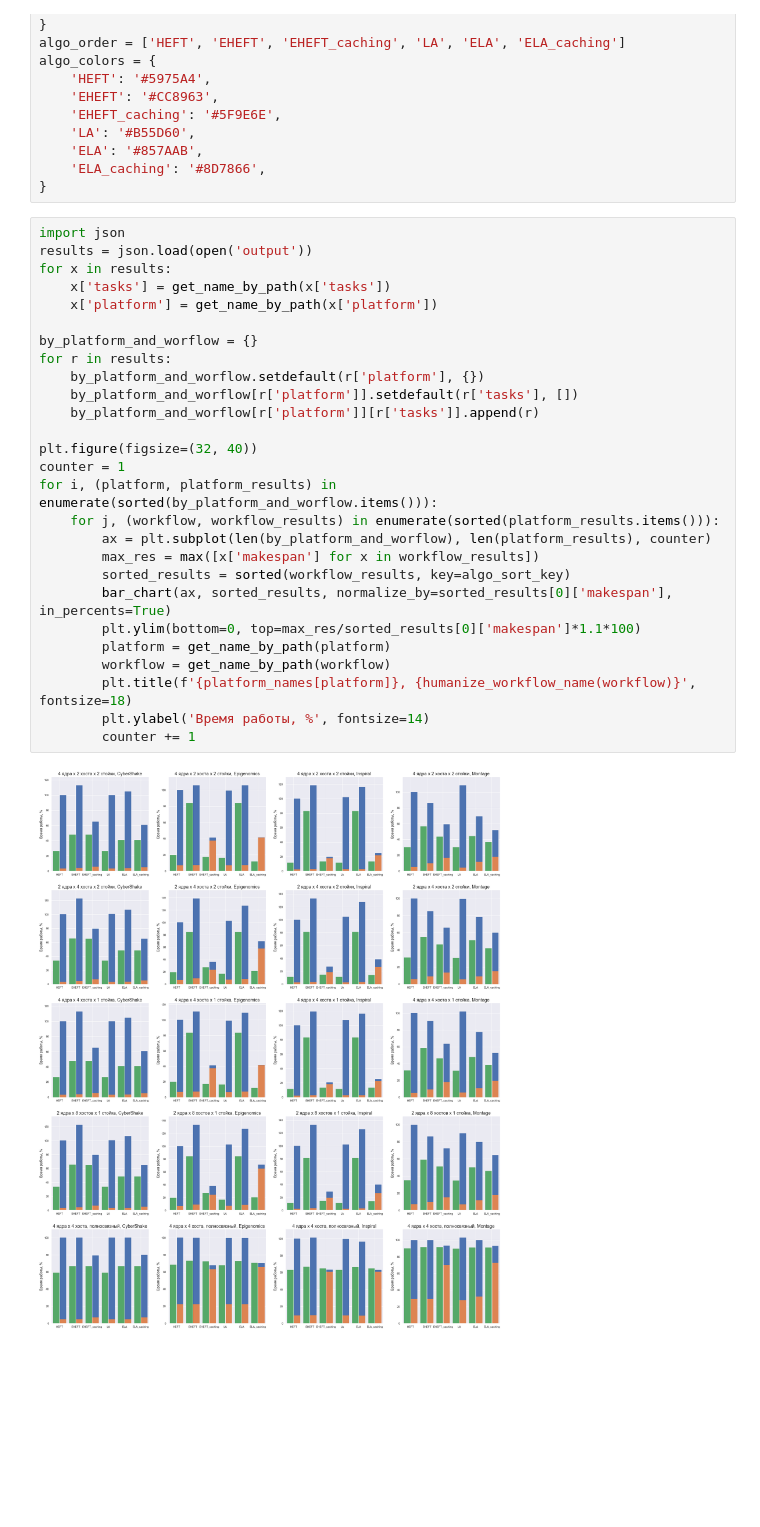
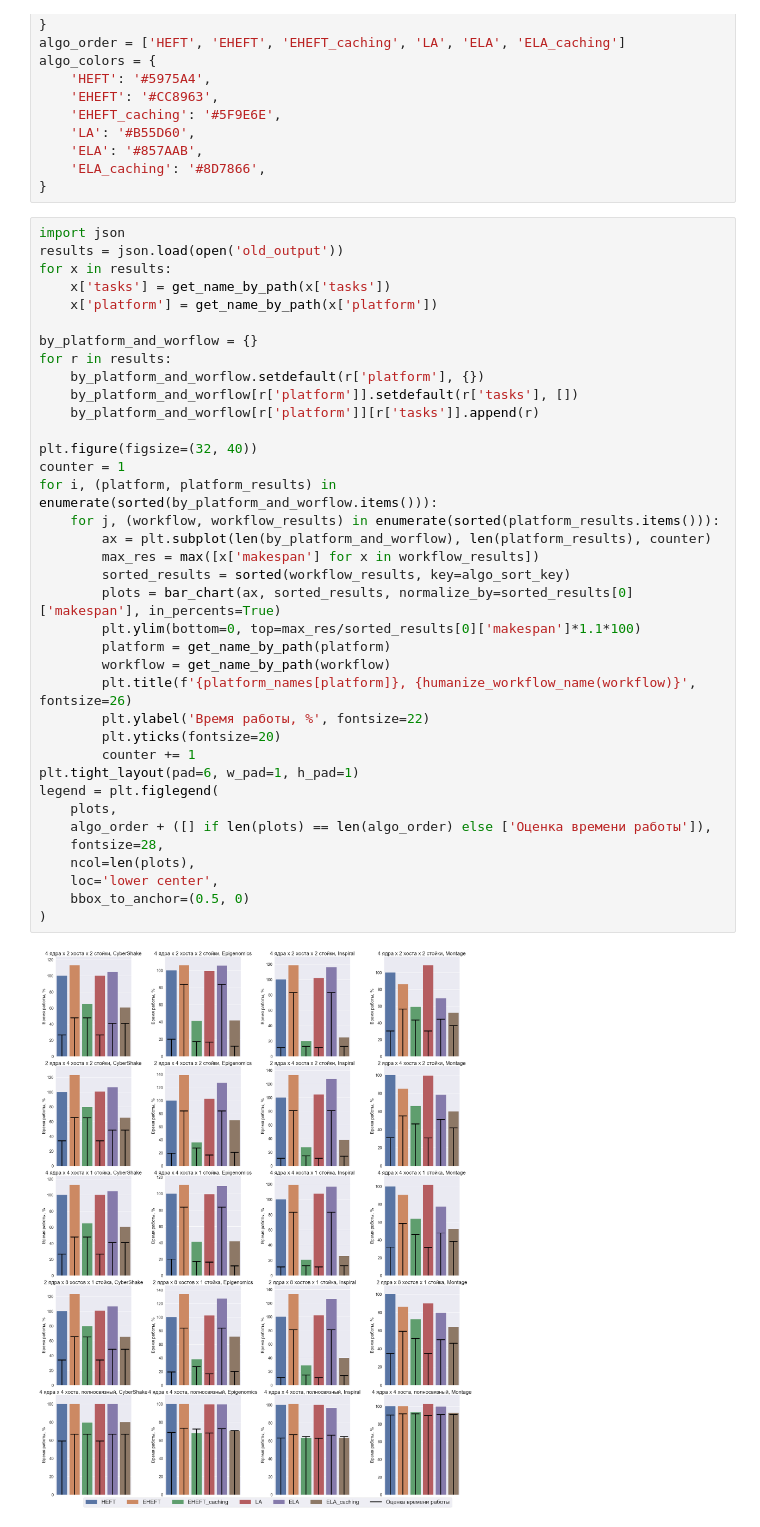
Before and after one commit to PreFX48/thesis, a Jupyter notebook: experiment-real/results/results.ipynb, the cells around one changed output. Cells and saved outputs as stored; diff of their text form; blank space fills up the shorter version.

```diff
--- a/experiment-real/results/results.ipynb
+++ b/experiment-real/results/results.ipynb
@@ -73,30 +84,40 @@ algo_colors = {
 }
 # %%
 import json
-results = json.load(open('output'))
+results = json.load(open('old_output'))
 for x in results:
     x['tasks'] = get_name_by_path(x['tasks'])
     x['platform'] = get_name_by_path(x['platform'])
 
 by_platform_and_worflow = {}
 for r in results:
     by_platform_and_worflow.setdefault(r['platform'], {})
     by_platform_and_worflow[r['platform']].setdefault(r['tasks'], [])
     by_platform_and_worflow[r['platform']][r['tasks']].append(r)
 
 plt.figure(figsize=(32, 40))
 counter = 1
 for i, (platform, platform_results) in enumerate(sorted(by_platform_and_worflow.items())):
     for j, (workflow, workflow_results) in enumerate(sorted(platform_results.items())):
         ax = plt.subplot(len(by_platform_and_worflow), len(platform_results), counter)
         max_res = max([x['makespan'] for x in workflow_results])
         sorted_results = sorted(workflow_results, key=algo_sort_key)
-        bar_chart(ax, sorted_results, normalize_by=sorted_results[0]['makespan'], in_percents=True)
+        plots = bar_chart(ax, sorted_results, normalize_by=sorted_results[0]['makespan'], in_percents=True)
         plt.ylim(bottom=0, top=max_res/sorted_results[0]['makespan']*1.1*100)
         platform = get_name_by_path(platform)
         workflow = get_name_by_path(workflow)
-        plt.title(f'{platform_names[platform]}, {humanize_workflow_name(workflow)}', fontsize=18)
-        plt.ylabel('Время работы, %', fontsize=14)
+        plt.title(f'{platform_names[platform]}, {humanize_workflow_name(workflow)}', fontsize=26)
+        plt.ylabel('Время работы, %', fontsize=22)
+        plt.yticks(fontsize=20)
         counter += 1
+plt.tight_layout(pad=6, w_pad=1, h_pad=1)
+legend = plt.figlegend(
+    plots,
+    algo_order + ([] if len(plots) == len(algo_order) else ['Оценка времени работы']),
+    fontsize=28,
+    ncol=len(plots),
+    loc='lower center',
+    bbox_to_anchor=(0.5, 0)
+)
 # %% [output]
-[figure, old version]
+[figure, new version]
```
Also changed, not shown: parts of 2 cells of this notebook, 11 other files.
